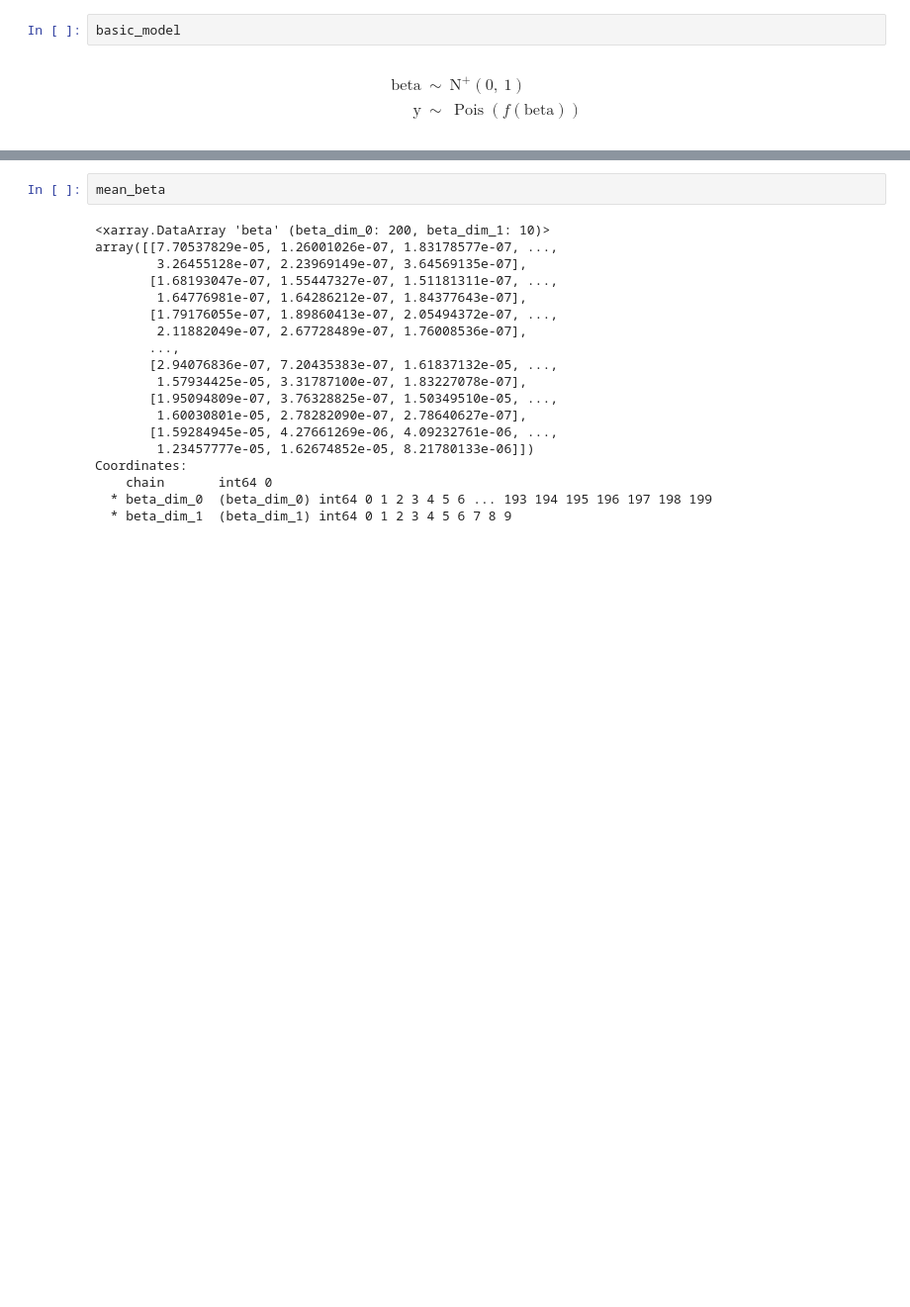
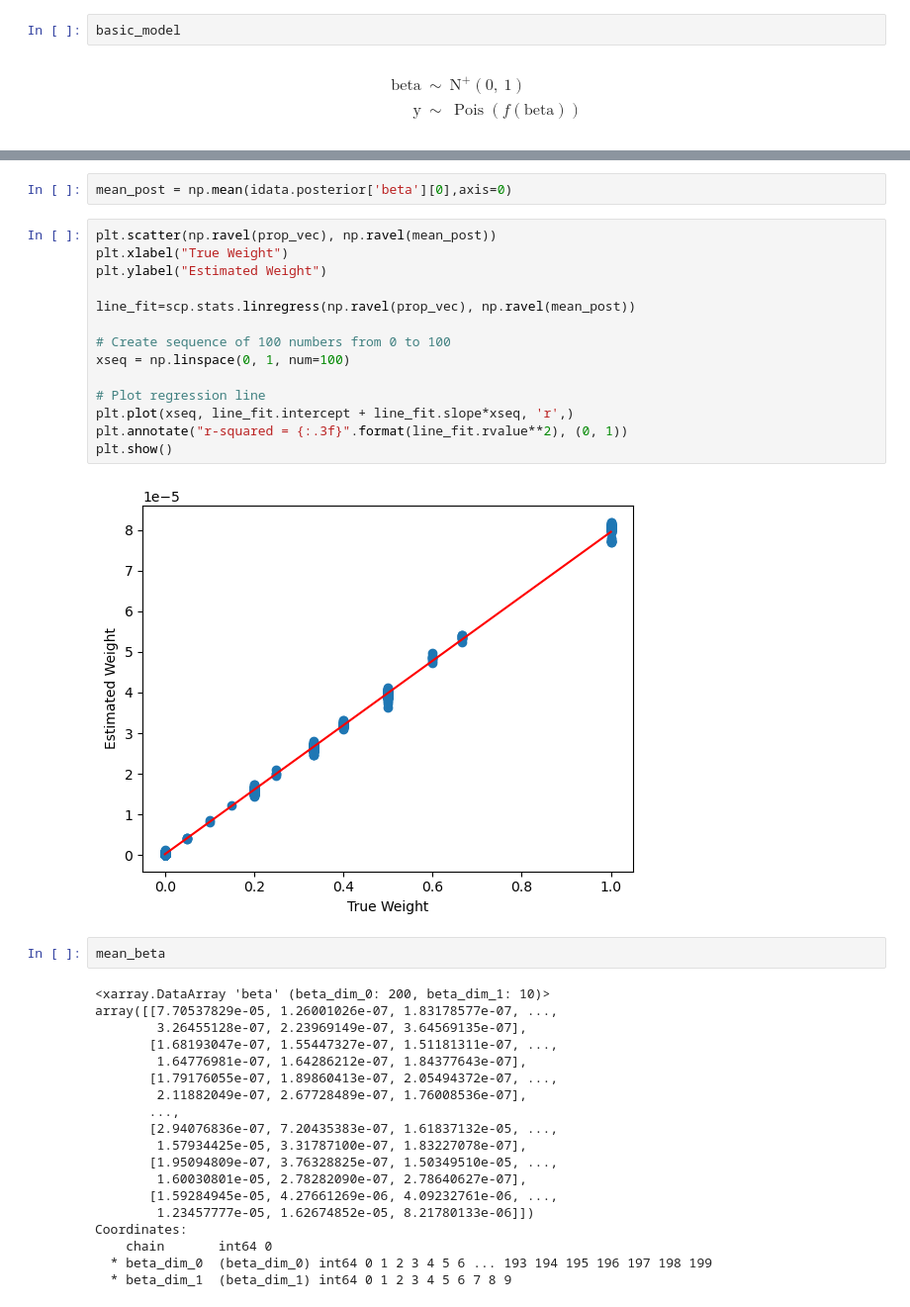
Before and after one commit to dmnburrows/spatial_transcriptomics, a Jupyter notebook: deconv_pymc_v1 (2).ipynb, the cells around one changed output, grey strips where cells are left out. Shown at 99% size. Saved outputs shown, nothing was run; the diff lists cells and outputs as text; blank space fills up the shorter version.

```diff
--- a/deconv_pymc_v1 (2).ipynb
+++ b/deconv_pymc_v1 (2).ipynb
@@ -303,3 +134,21 @@ chain1 = idata.posterior['beta'][3]
+# %%
+mean_post = np.mean(idata.posterior['beta'][0],axis=0)
+# %%
+plt.scatter(np.ravel(prop_vec), np.ravel(mean_post))
+plt.xlabel("True Weight")
+plt.ylabel("Estimated Weight")
+
+line_fit=scp.stats.linregress(np.ravel(prop_vec), np.ravel(mean_post))
+
+# Create sequence of 100 numbers from 0 to 100
+xseq = np.linspace(0, 1, num=100)
+
+# Plot regression line
+plt.plot(xseq, line_fit.intercept + line_fit.slope*xseq, 'r',)
+plt.annotate("r-squared = {:.3f}".format(line_fit.rvalue**2), (0, 1))
+plt.show()
+# %% [output]
+[figure, added]
 # %%
 mean_beta
 # %% [output]
```
Also changed, not shown: parts of 18 cells of this notebook, 1 other file.
